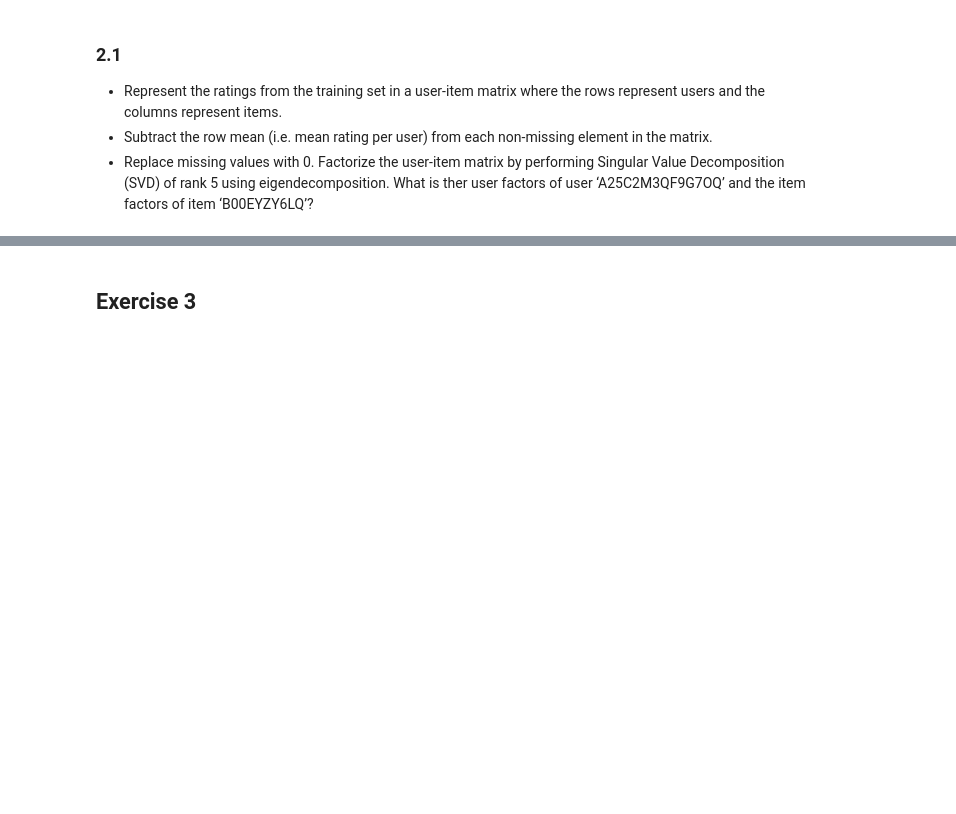
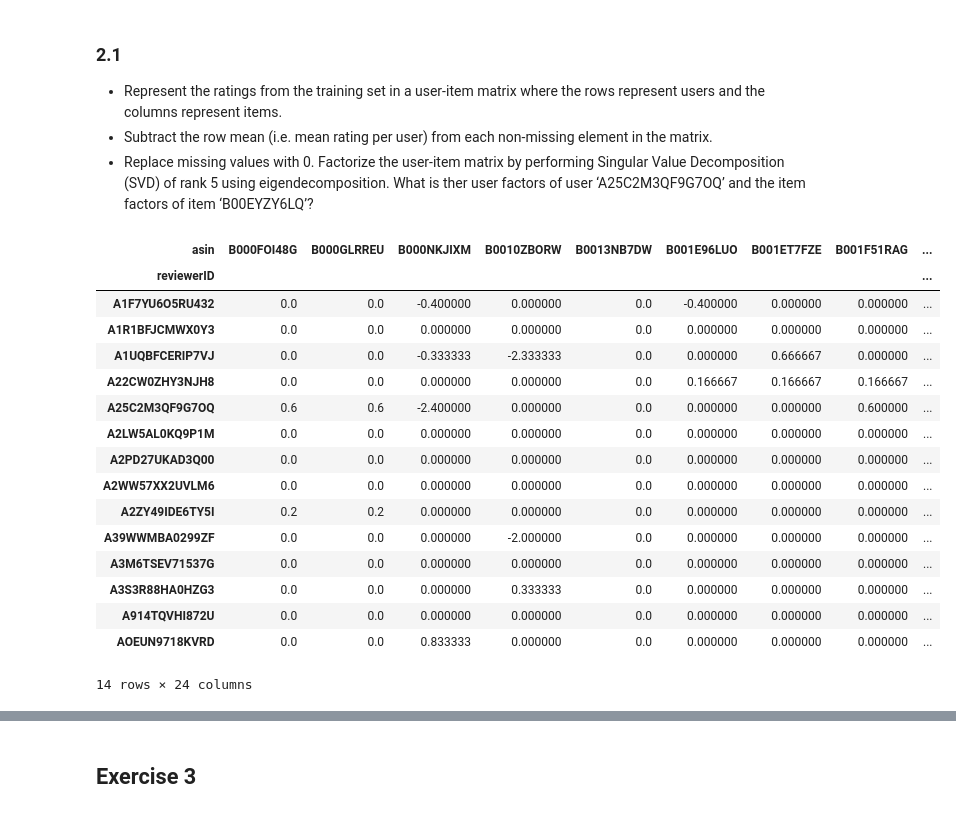
Before and after one commit to vlr112/WebScicence_FinalProject, a Jupyter notebook: labs/session_1/Session_1.ipynb, the cells around one changed output, grey strips where cells are left out. Cells and saved outputs as stored; diff of their text form; code cells hidden in the pictures; blank space fills up the shorter version.

```diff
--- a/labs/session_1/Session_1.ipynb
+++ b/labs/session_1/Session_1.ipynb
@@ -545,3 +463,41 @@ matrix.
 Factorize the user-item matrix by performing Singular Value Decomposition (SVD) of rank 5 using
 eigendecomposition. What is ther user factors of user ‘A25C2M3QF9G7OQ’ and the item factors
 of item ‘B00EYZY6LQ’?
+# %%
+def user_item_matrix_2_1(df):
+
+  df = df[['reviewerID', 'asin', 'overall']]
+
+  all = df.pivot(*df.columns)
+
+  #add mean collumn
+  all['mean'] = all.mean(axis=1)
+
+  #Subtract the row mean (i.e. mean rating per user) from each non-missing element in the matrix.
+  #Replace missing values with 0.
+  all = all.subtract(all['mean'], axis = 0).fillna(0)
+
+
+  return all.drop(['mean'], axis=1)
+
+ratings_matrix_2_1 = user_item_matrix_2_1(joint)
+
+ratings_matrix_2_1
+# %% [output]
+| asin | B000FOI48G | B000GLRREU | B000NKJIXM | B0010ZBORW | B0013NB7DW | B001E96LUO | B001ET7FZE | B001F51RAG | ... |
+| reviewerID |  |  |  |  |  |  |  |  | ... |
+| A1F7YU6O5RU432 | 0.0 | 0.0 | -0.400000 | 0.000000 | 0.0 | -0.400000 | 0.000000 | 0.000000 | ... |
+| A1R1BFJCMWX0Y3 | 0.0 | 0.0 | 0.000000 | 0.000000 | 0.0 | 0.000000 | 0.000000 | 0.000000 | ... |
+| A1UQBFCERIP7VJ | 0.0 | 0.0 | -0.333333 | -2.333333 | 0.0 | 0.000000 | 0.666667 | 0.000000 | ... |
+| A22CW0ZHY3NJH8 | 0.0 | 0.0 | 0.000000 | 0.000000 | 0.0 | 0.166667 | 0.166667 | 0.166667 | ... |
+| A25C2M3QF9G7OQ | 0.6 | 0.6 | -2.400000 | 0.000000 | 0.0 | 0.000000 | 0.000000 | 0.600000 | ... |
+| A2LW5AL0KQ9P1M | 0.0 | 0.0 | 0.000000 | 0.000000 | 0.0 | 0.000000 | 0.000000 | 0.000000 | ... |
+| A2PD27UKAD3Q00 | 0.0 | 0.0 | 0.000000 | 0.000000 | 0.0 | 0.000000 | 0.000000 | 0.000000 | ... |
+| A2WW57XX2UVLM6 | 0.0 | 0.0 | 0.000000 | 0.000000 | 0.0 | 0.000000 | 0.000000 | 0.000000 | ... |
+| A2ZY49IDE6TY5I | 0.2 | 0.2 | 0.000000 | 0.000000 | 0.0 | 0.000000 | 0.000000 | 0.000000 | ... |
+| A39WWMBA0299ZF | 0.0 | 0.0 | 0.000000 | -2.000000 | 0.0 | 0.000000 | 0.000000 | 0.000000 | ... |
+| A3M6TSEV71537G | 0.0 | 0.0 | 0.000000 | 0.000000 | 0.0 | 0.000000 | 0.000000 | 0.000000 | ... |
+| A3S3R88HA0HZG3 | 0.0 | 0.0 | 0.000000 | 0.333333 | 0.0 | 0.000000 | 0.000000 | 0.000000 | ... |
+| A914TQVHI872U | 0.0 | 0.0 | 0.000000 | 0.000000 | 0.0 | 0.000000 | 0.000000 | 0.000000 | ... |
+| AOEUN9718KVRD | 0.0 | 0.0 | 0.833333 | 0.000000 | 0.0 | 0.000000 | 0.000000 | 0.000000 | ... |
+14 rows × 24 columns
```
Also changed, not shown: parts of 27 cells of this notebook.
